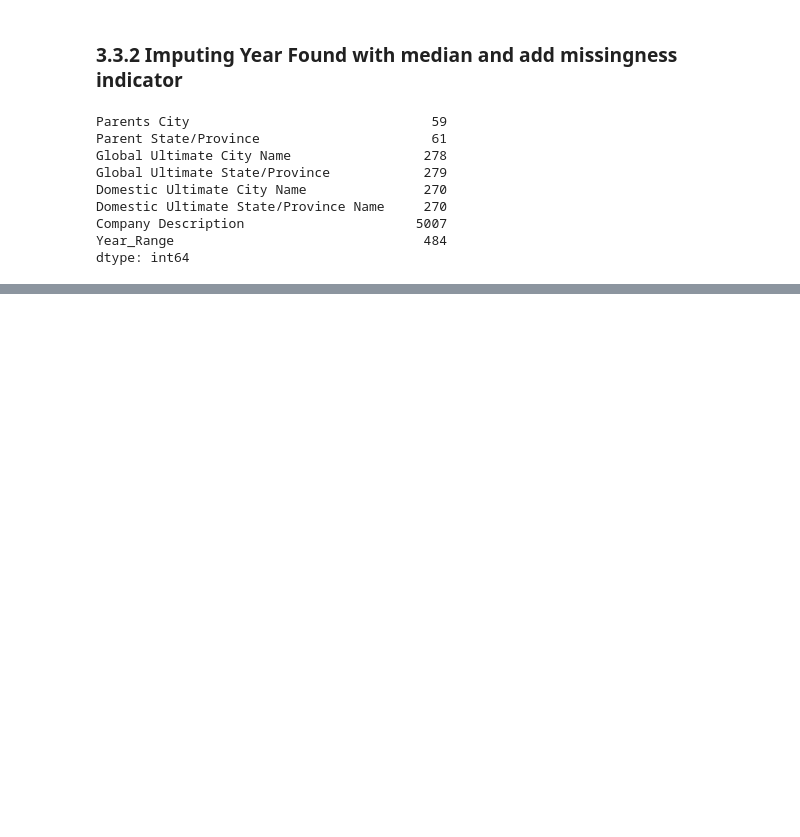
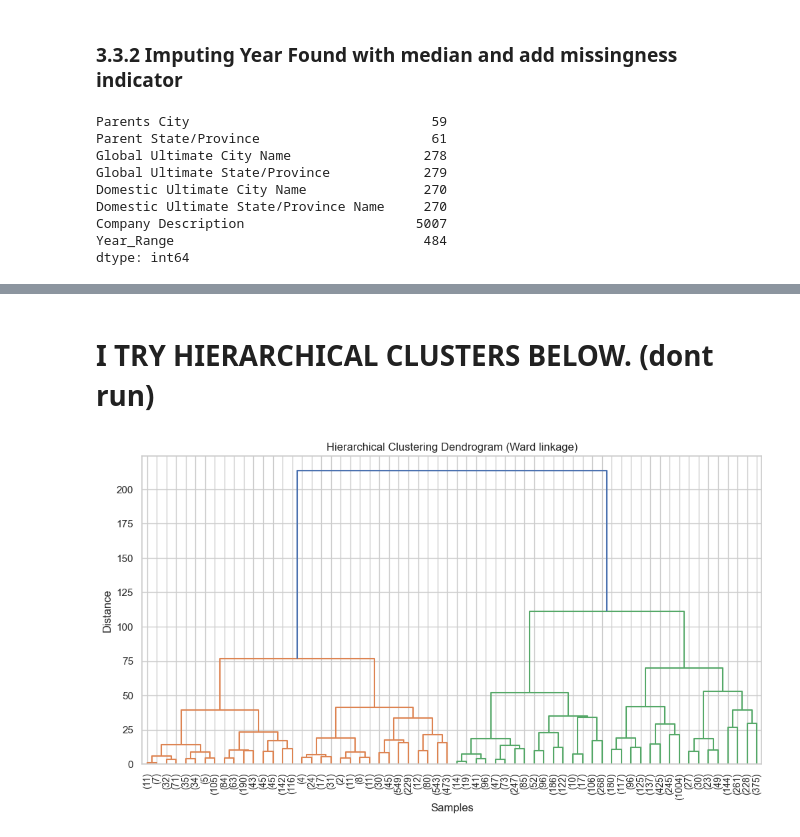
Before and after one commit to racxxhel/Corp_Intelligence, a Jupyter notebook: src/CAT_A_ACC.ipynb, the cells around one changed output, grey strips where cells are left out. Drawn from its saved outputs; the diff is of its cells as text; code cells hidden in the pictures; blank space fills up the shorter version.

```diff
--- a/src/CAT_A_ACC.ipynb
+++ b/src/CAT_A_ACC.ipynb
@@ -890,0 +987,26 @@ Index(['DUNS Number ', 'Company Sites', 'City', 'State', 'Country',
+# %% [markdown]
+# I TRY HIERARCHICAL CLUSTERS BELOW. (dont run)
+# %%
+from scipy.cluster.hierarchy import linkage, dendrogram, fcluster
+from sklearn.metrics import silhouette_score
+
+# Use the same features as for K-Means
+X_hc = X.copy()
+
+# Compute linkage matrix using Ward's method (minimizes variance within clusters)
+Z = linkage(X_hc, method='ward')
+
+plt.figure(figsize=(12, 6))
+dendrogram(
+    Z,
+    truncate_mode='level',  # show top levels
+    p=5,                    # number of levels to display
+    leaf_rotation=90,
+    leaf_font_size=10
+)
+plt.title('Hierarchical Clustering Dendrogram (Ward linkage)')
+plt.xlabel('Samples')
+plt.ylabel('Distance')
+plt.show()
+# %% [output]
+[figure, added]
```
Also changed, not shown: parts of 54 cells of this notebook, 6 other files.
